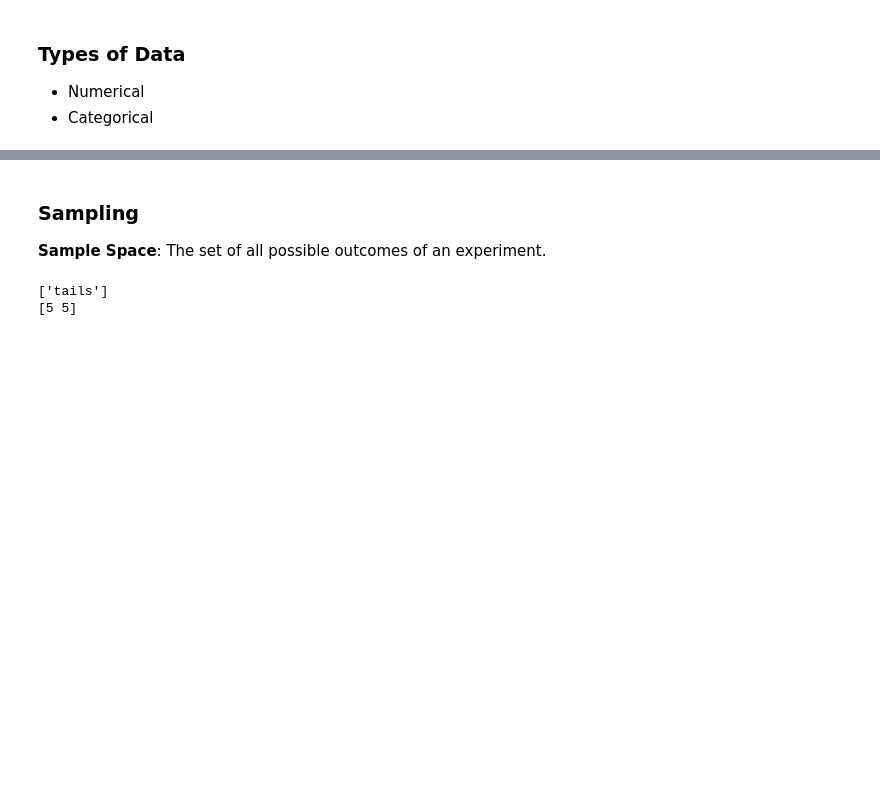
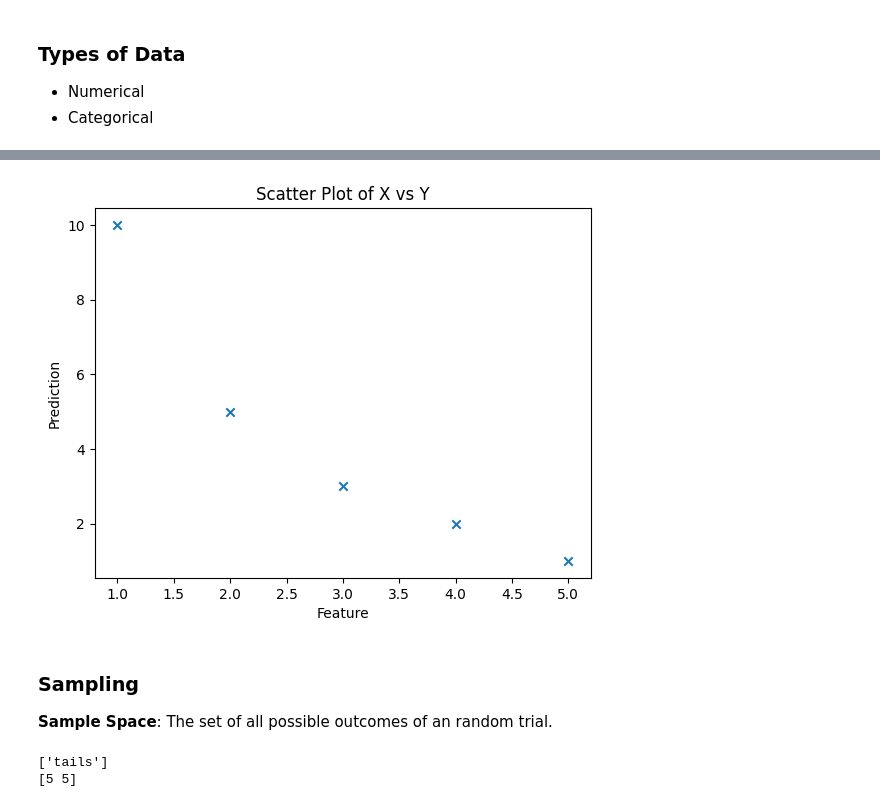
Before and after one commit to rootdrew27/workshop, a Jupyter notebook: Intro_to_ML.ipynb, the cells around one changed output, grey strips where cells are left out. Drawn from its saved outputs; the diff is of its cells as text; code cells hidden in the pictures; blank space fills up the shorter version.

```diff
--- a/Intro_to_ML.ipynb
+++ b/Intro_to_ML.ipynb
@@ -61,6 +28,22 @@ d = ['cat', 'dog', 'bird', 'fish', 'lizard'] # nominal
+# %%
+x = [1, 2, 3, 4, 5]
+y = [10, 5, 3, 2, 1]
+
+# create figure
+plt.scatter(
+    x,
+    y,
+    marker='x'
+)
+
+plt.xlabel('Feature')
+plt.ylabel('Prediction')
+plt.title('Scatter Plot of X vs Y');
+# %% [output]
+[figure, added]
 # %% [markdown]
 ### Sampling
-**Sample Space**: The set of all possible outcomes of an experiment.
+**Sample Space**: The set of all possible outcomes of an random trial.
 # %%
 # create a random number generator
 rng = np.random.default_rng(seed=42)
```
Also changed, not shown: parts of 22 cells of this notebook, 4 other files.
